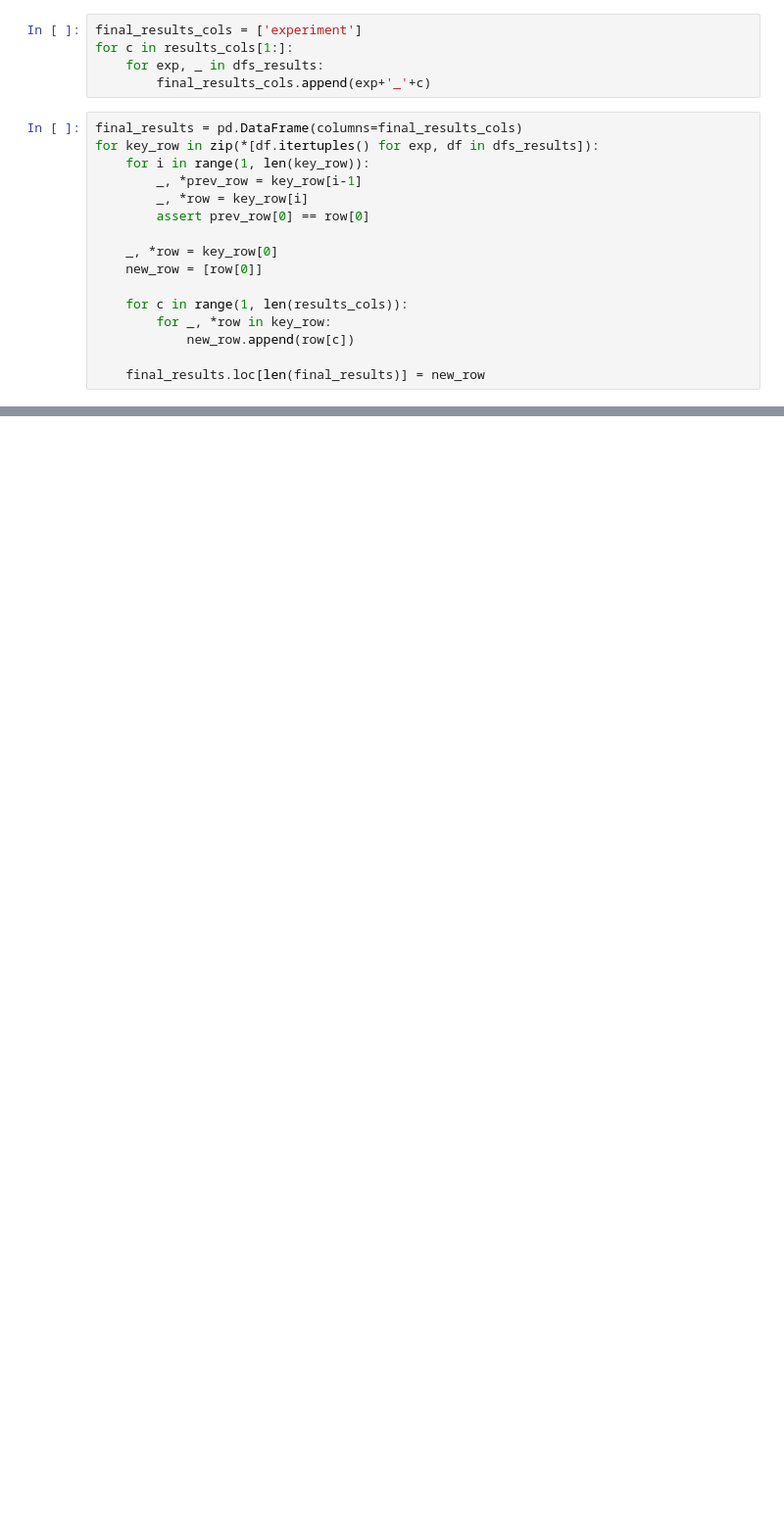
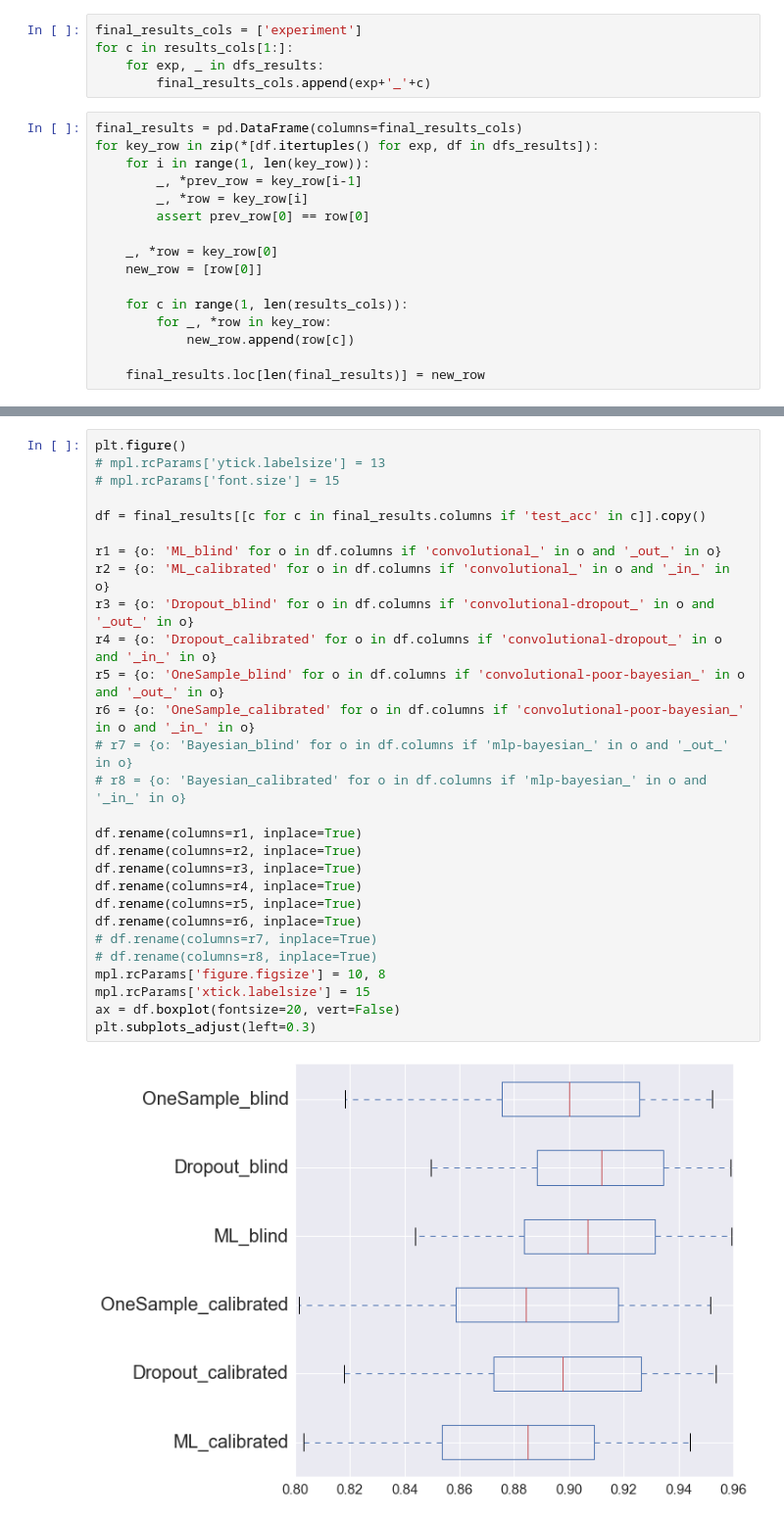
Before and after one commit to ramon-oliveira/deepstats, a Jupyter notebook: cifar10_results/join_results.ipynb, the cells around one changed output, grey strips where cells are left out. Shown at 98% size. Saved outputs shown, nothing was run; the diff lists cells and outputs as text; blank space fills up the shorter version.

Commit message:
add imagens

```diff
--- a/cifar10_results/join_results.ipynb
+++ b/cifar10_results/join_results.ipynb
@@ -74,3 +68,33 @@ plt.subplots_adjust(left=0.4)
+# %%
+plt.figure()
+# mpl.rcParams['ytick.labelsize'] = 13
+# mpl.rcParams['font.size'] = 15
+
+df = final_results[[c for c in final_results.columns if 'test_acc' in c]].copy()
+
+r1 = {o: 'ML_blind' for o in df.columns if 'convolutional_' in o and '_out_' in o}
+r2 = {o: 'ML_calibrated' for o in df.columns if 'convolutional_' in o and '_in_' in o}
+r3 = {o: 'Dropout_blind' for o in df.columns if 'convolutional-dropout_' in o and '_out_' in o}
+r4 = {o: 'Dropout_calibrated' for o in df.columns if 'convolutional-dropout_' in o and '_in_' in o}
+r5 = {o: 'OneSample_blind' for o in df.columns if 'convolutional-poor-bayesian_' in o and '_out_' in o}
+r6 = {o: 'OneSample_calibrated' for o in df.columns if 'convolutional-poor-bayesian_' in o and '_in_' in o}
+# r7 = {o: 'Bayesian_blind' for o in df.columns if 'mlp-bayesian_' in o and '_out_' in o}
+# r8 = {o: 'Bayesian_calibrated' for o in df.columns if 'mlp-bayesian_' in o and '_in_' in o}
+
+df.rename(columns=r1, inplace=True)
+df.rename(columns=r2, inplace=True)
+df.rename(columns=r3, inplace=True)
+df.rename(columns=r4, inplace=True)
+df.rename(columns=r5, inplace=True)
+df.rename(columns=r6, inplace=True)
+# df.rename(columns=r7, inplace=True)
+# df.rename(columns=r8, inplace=True)
+mpl.rcParams['figure.figsize'] = 10, 8
+mpl.rcParams['xtick.labelsize'] = 15
+ax = df.boxplot(fontsize=20, vert=False)
+plt.subplots_adjust(left=0.3)
+# %% [output]
+[figure, added]
 # %%
 plt.figure()
 idxs = [c for c in final_results.columns if 'time' in c]
```
Also changed, not shown: parts of 7 cells of this notebook, 47 other files.
